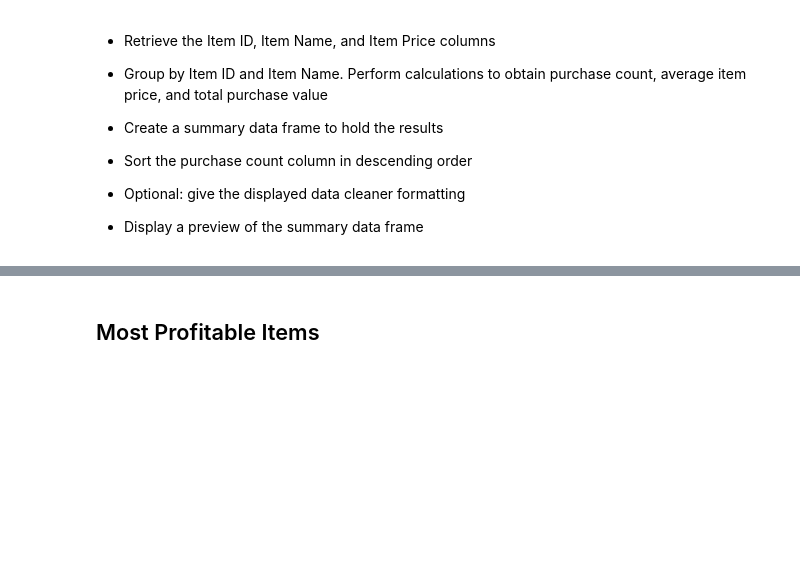
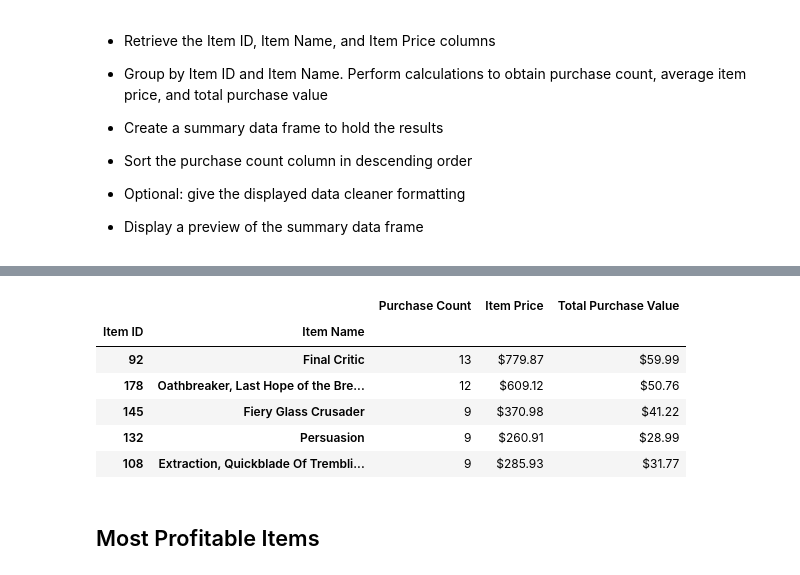
Before and after one commit to chris-inalsingh/HeroesOfPymoli-Analysis, a Jupyter notebook: HeroesOfPymoli/HeroesOfPymoli.ipynb, the cells around one changed output, grey strips where cells are left out. Cells and saved outputs as stored; diff of their text form; code cells hidden in the pictures; blank space fills up the shorter version.

```diff
--- a/HeroesOfPymoli/HeroesOfPymoli.ipynb
+++ b/HeroesOfPymoli/HeroesOfPymoli.ipynb
@@ -267,3 +250,23 @@ spender_df.style.format({"Average Purchase Price": "${:,.2f}", "Total Purchase V
+# %%
+popular_items = purchase_data.loc[:, ["Item ID", "Item Name", "Price"]]
+popular_items_grouped = popular_items.groupby(["Item ID","Item Name"])
+
+popular_items_count = popular_items_grouped["Price"].count()
+popular_items_value = popular_items_grouped["Price"].sum()
+
+item_price = popular_items_value/popular
+pop_item_df = pd.DataFrame({"Purchase Count": popular_items_count, "Item Price": item_price, "Total Purchase Value": popular_items_value})
+
+popular_formatted = pop_item_df.sort_values(["Purchase Count"], ascending=False).head()
+popular_formatted.style.format({"Item Price":"${:,.2f}","Total Purchase Value":"${:,.2f}"})
+# %% [output]
+|  |  | Purchase Count | Item Price | Total Purchase Value |
+| Item ID | Item Name |  |  |  |
+| 92 | Final Critic | 13 | $779.87 | $59.99 |
+| 178 | Oathbreaker, Last Hope of the Bre... | 12 | $609.12 | $50.76 |
+| 145 | Fiery Glass Crusader | 9 | $370.98 | $41.22 |
+| 132 | Persuasion | 9 | $260.91 | $28.99 |
+| 108 | Extraction, Quickblade Of Trembli... | 9 | $285.93 | $31.77 |
 # %% [markdown]
 ## Most Profitable Items
 # %% [markdown]
```
Also changed, not shown: parts of 2 cells of this notebook.
